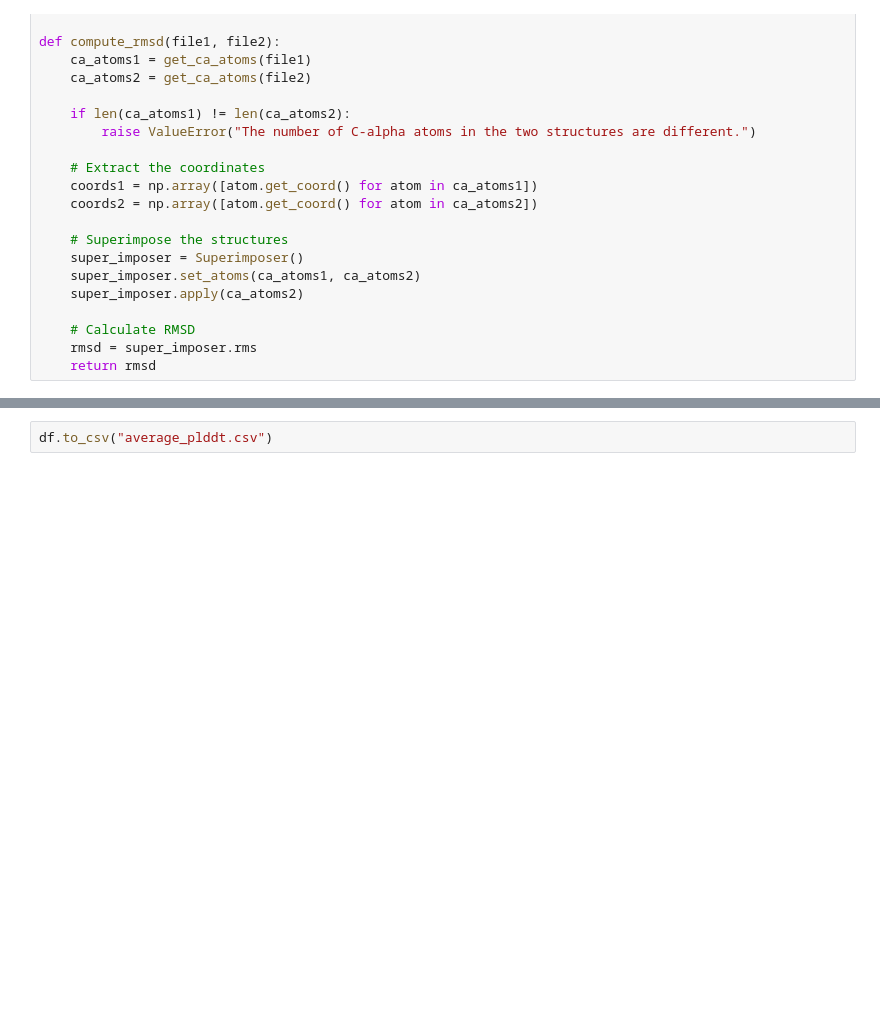
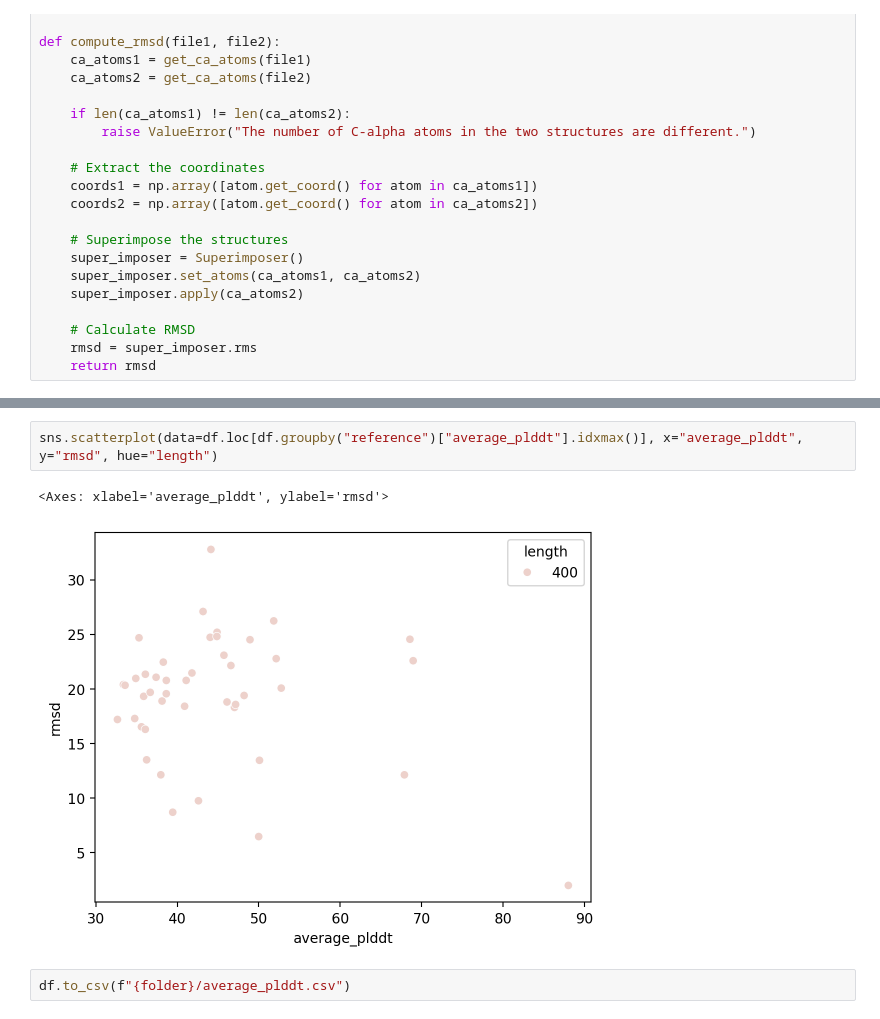
Before and after one commit to theis-lab-protein-design/protein_design, a Jupyter notebook: compute_scores.ipynb, the cells around one changed output, grey strips where cells are left out. Drawn from its saved outputs; the diff is of its cells as text; blank space fills up the shorter version.

```diff
--- a/compute_scores.ipynb
+++ b/compute_scores.ipynb
@@ -94,2 +174,7 @@ df[:20]
+# %%
+sns.scatterplot(data=df.loc[df.groupby("reference")["average_plddt"].idxmax()], x="average_plddt", y="rmsd", hue="length")
+# %% [output]
+<Axes: xlabel='average_plddt', ylabel='rmsd'>
+[figure, added]
 # %%
-df.to_csv("average_plddt.csv")
+df.to_csv(f"{folder}/average_plddt.csv")
```
Also changed, not shown: parts of 11 cells of this notebook, 3 other files.
